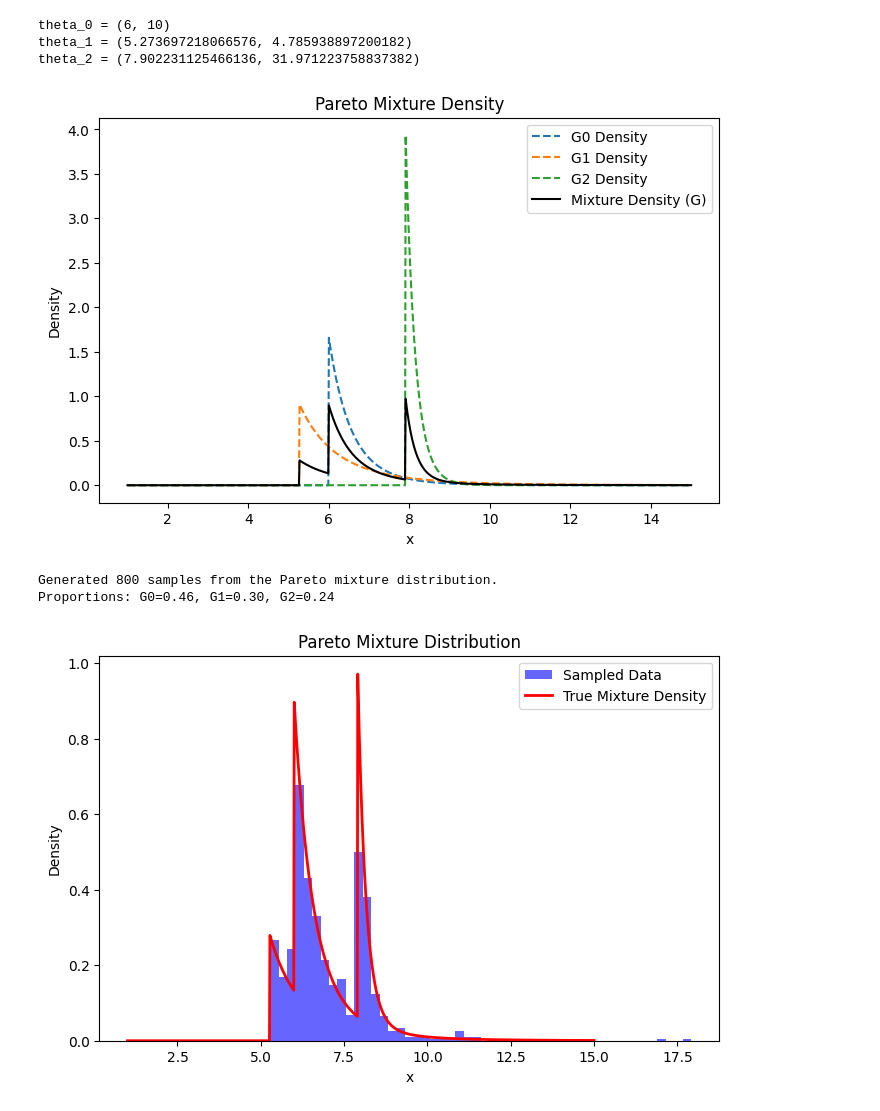
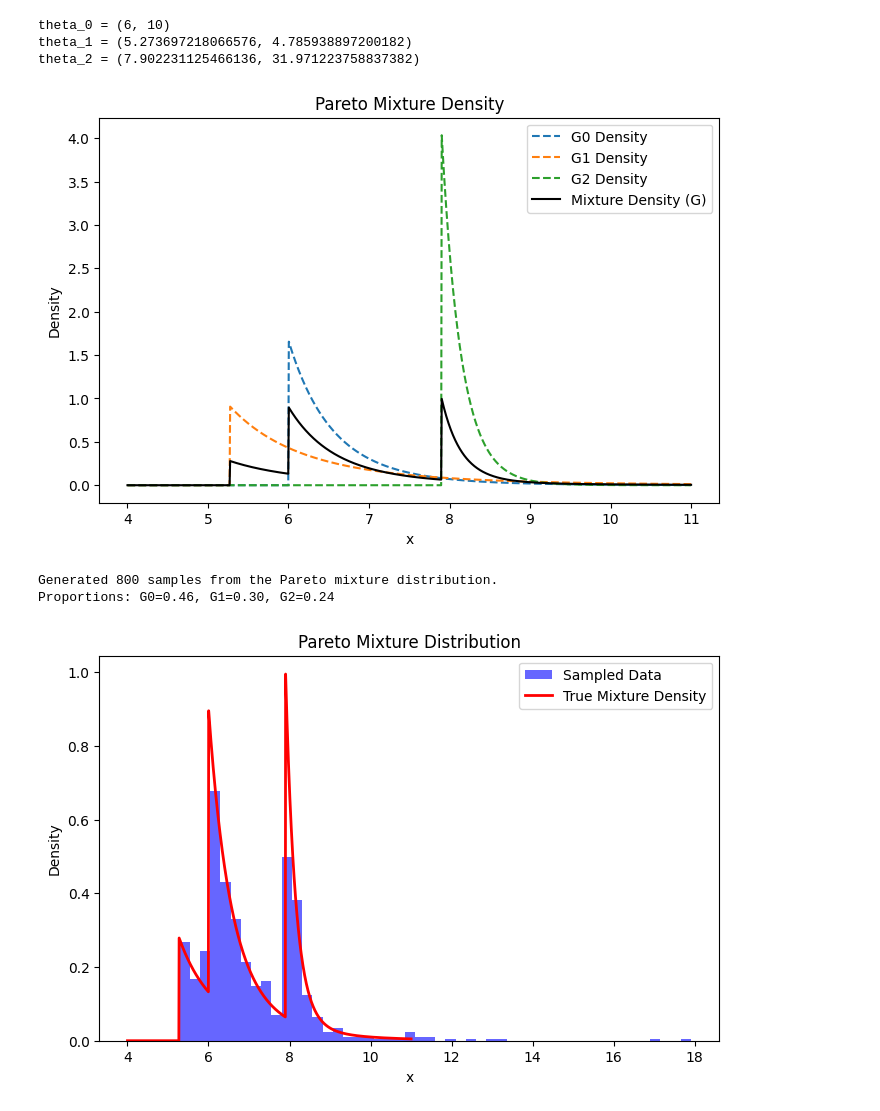
Before and after one commit to robertmackevic/pnp, a Jupyter notebook: lab3/nonparametric-density-estimation.ipynb, the cells around one changed output. Saved outputs shown, nothing was run; the diff lists cells and outputs as text; code cells hidden in the pictures.

```diff
--- a/lab3/nonparametric-density-estimation.ipynb
+++ b/lab3/nonparametric-density-estimation.ipynb
@@ -48,6 +47,10 @@ pi_1 = S / (1 + I1 + 2 * N + S)
 pi_2 = N / (1 + I1 + 2 * N + S)
 pi_0 = 1 - pi_1 - pi_2
 
+n_samples_1 = 100 * (2 + N)
+n_samples_2 = 10 * (2 + N)
+n_samples = n_samples_1
+
 print(f"""
 N = {N}
 S = {S}
@@ -62,6 +65,7 @@ pi_1 = {pi_1}
 pi_2 = {pi_2}
 pi_0 = {pi_0}
 l = {l}
+n_samples = {n_samples}
 thetas = {thetas}
 """)
 # %% [output]
@@ -103,7 +108,7 @@ theta_0 = (6, 10)
 theta_1 = (5.273697218066576, 4.785938897200182)
 theta_2 = (7.902231125466136, 31.971223758837382)
 # %%
-x_grid = np.linspace(1, 15, 1000)
+x_grid = np.linspace(4, 11, 1000)
 G0_density = stats.pareto.pdf(x_grid, b=theta_0[1], scale=theta_0[0])
 G1_density = stats.pareto.pdf(x_grid, b=theta_1[1], scale=theta_1[0])
 G2_density = stats.pareto.pdf(x_grid, b=theta_2[1], scale=theta_2[0])
@@ -120,37 +125,35 @@ plt.legend()
 plt.title("Pareto Mixture Density")
 plt.show()
 # %% [output]
-[figure, old version]
+[figure, new version]
 # %%
-n_samples = 100 * (2 + N)
 component_indices = np.random.choice([0, 1, 2], size=n_samples, p=[pi_0, pi_1, pi_2])
 
 samples = np.zeros(n_samples)
-
 samples[component_indices == 0] = stats.pareto.rvs(b=theta_0[1], scale=theta_0[0], size=(component_indices == 0).sum())
 samples[component_indices == 1] = stats.pareto.rvs(b=theta_1[1], scale=theta_1[0], size=(component_indices == 1).sum())
 samples[component_indices == 2] = stats.pareto.rvs(b=theta_2[1], scale=theta_2[0], size=(component_indices == 2).sum())
 
 print(f"Generated {n_samples} samples from the Pareto mixture distribution.")
 
 prop_0 = np.mean(component_indices == 0)
 prop_1 = np.mean(component_indices == 1)
 prop_2 = np.mean(component_indices == 2)
 
 print(f"Proportions: G0={prop_0:.2f}, G1={prop_1:.2f}, G2={prop_2:.2f}")
 
 plt.figure(figsize=(8, 5))
-plt.hist(samples, bins=50, density=True, alpha=0.6, color='blue', label="Sampled Data")
+plt.hist(samples, bins=50, density=True, alpha=0.6, color="blue", label="Sampled Data")
 plt.plot(x_grid, G_density, label="True Mixture Density", color="red", linewidth=2)
 plt.xlabel("x")
 plt.ylabel("Density")
 plt.legend()
 plt.title("Pareto Mixture Distribution")
 plt.show()
 # %% [output]
 Generated 800 samples from the Pareto mixture distribution.
 Proportions: G0=0.46, G1=0.30, G2=0.24
-[figure, old version]
+[figure, new version]
 # %%
 data = samples.copy()
 
```
Also changed, not shown: parts of 8 cells of this notebook, 1 other file.
